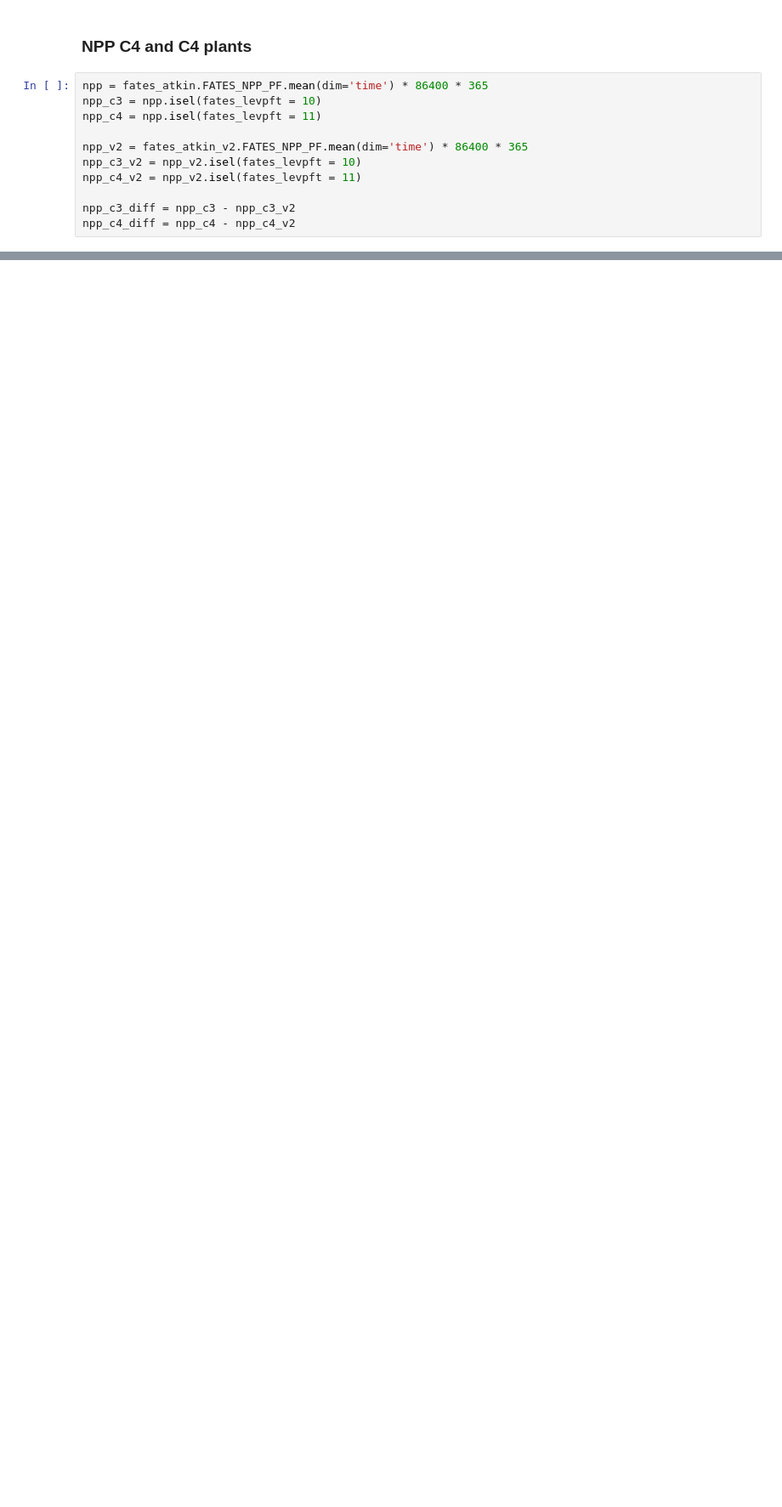
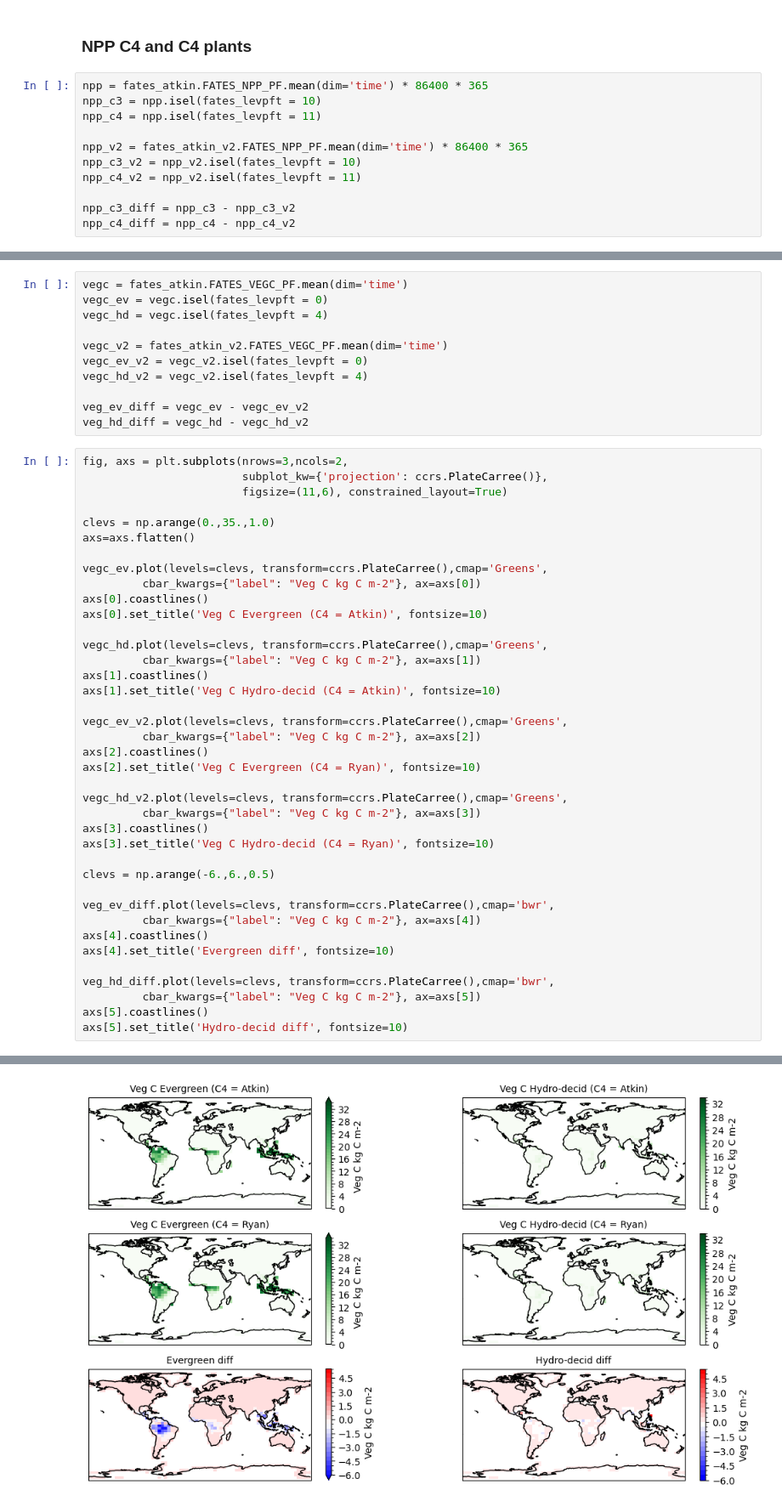
Before and after one commit to adrifoster/fates-global-cal, a Jupyter notebook: jupyter_ppe_scripts/jessie_scripts/Atkin_C3_C4_logic_comparison.ipynb, the cells around one changed output, grey strips where cells are left out. Shown at 85% size. Drawn from its saved outputs; the diff is of its cells as text; blank space fills up the shorter version.

```diff
--- a/jupyter_ppe_scripts/jessie_scripts/Atkin_C3_C4_logic_comparison.ipynb
+++ b/jupyter_ppe_scripts/jessie_scripts/Atkin_C3_C4_logic_comparison.ipynb
@@ -160,0 +167,51 @@ axs[5].set_title('C4 diff', fontsize=10)
+# %%
+vegc = fates_atkin.FATES_VEGC_PF.mean(dim='time')
+vegc_ev = vegc.isel(fates_levpft = 0)
+vegc_hd = vegc.isel(fates_levpft = 4)
+
+vegc_v2 = fates_atkin_v2.FATES_VEGC_PF.mean(dim='time')
+vegc_ev_v2 = vegc_v2.isel(fates_levpft = 0)
+vegc_hd_v2 = vegc_v2.isel(fates_levpft = 4)
+
+veg_ev_diff = vegc_ev - vegc_ev_v2
+veg_hd_diff = vegc_hd - vegc_hd_v2
+# %%
+fig, axs = plt.subplots(nrows=3,ncols=2,
+                        subplot_kw={'projection': ccrs.PlateCarree()},
+                        figsize=(11,6), constrained_layout=True)
+
+clevs = np.arange(0.,35.,1.0)
+axs=axs.flatten()
+
+vegc_ev.plot(levels=clevs, transform=ccrs.PlateCarree(),cmap='Greens',
+         cbar_kwargs={"label": "Veg C kg C m-2"}, ax=axs[0])
+axs[0].coastlines()
+axs[0].set_title('Veg C Evergreen (C4 = Atkin)', fontsize=10)
+
+vegc_hd.plot(levels=clevs, transform=ccrs.PlateCarree(),cmap='Greens',
+         cbar_kwargs={"label": "Veg C kg C m-2"}, ax=axs[1])
+axs[1].coastlines()
+axs[1].set_title('Veg C Hydro-decid (C4 = Atkin)', fontsize=10)
+
+vegc_ev_v2.plot(levels=clevs, transform=ccrs.PlateCarree(),cmap='Greens',
+         cbar_kwargs={"label": "Veg C kg C m-2"}, ax=axs[2])
+axs[2].coastlines()
+axs[2].set_title('Veg C Evergreen (C4 = Ryan)', fontsize=10)
+
+vegc_hd_v2.plot(levels=clevs, transform=ccrs.PlateCarree(),cmap='Greens',
+         cbar_kwargs={"label": "Veg C kg C m-2"}, ax=axs[3])
+axs[3].coastlines()
+axs[3].set_title('Veg C Hydro-decid (C4 = Ryan)', fontsize=10)
+
+clevs = np.arange(-6.,6.,0.5)
+
+veg_ev_diff.plot(levels=clevs, transform=ccrs.PlateCarree(),cmap='bwr',
+         cbar_kwargs={"label": "Veg C kg C m-2"}, ax=axs[4])
+axs[4].coastlines()
+axs[4].set_title('Evergreen diff', fontsize=10)
+
+veg_hd_diff.plot(levels=clevs, transform=ccrs.PlateCarree(),cmap='bwr',
+         cbar_kwargs={"label": "Veg C kg C m-2"}, ax=axs[5])
+axs[5].coastlines()
+axs[5].set_title('Hydro-decid diff', fontsize=10)
+# %% [output]
@@ -160,0 +219 @@ axs[5].set_title('C4 diff', fontsize=10)
+[figure, added]
```
Also changed, not shown: parts of 4 cells of this notebook.
